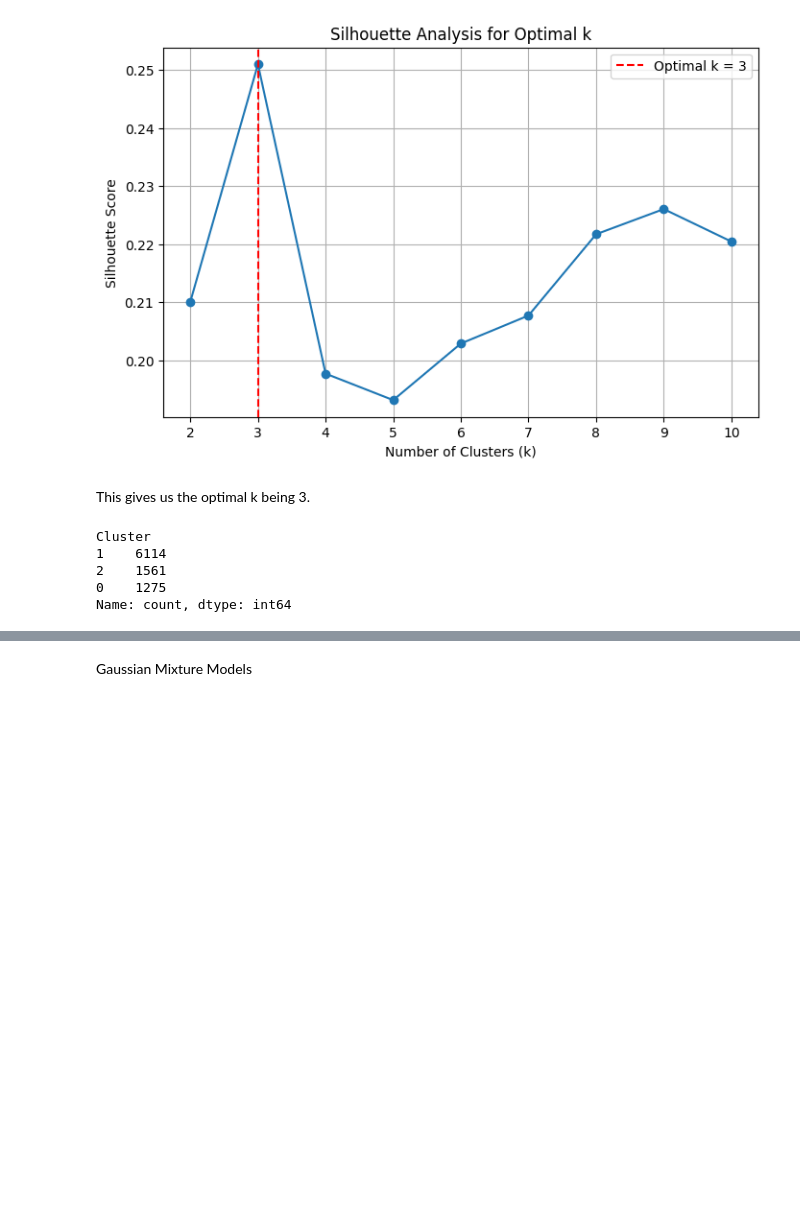
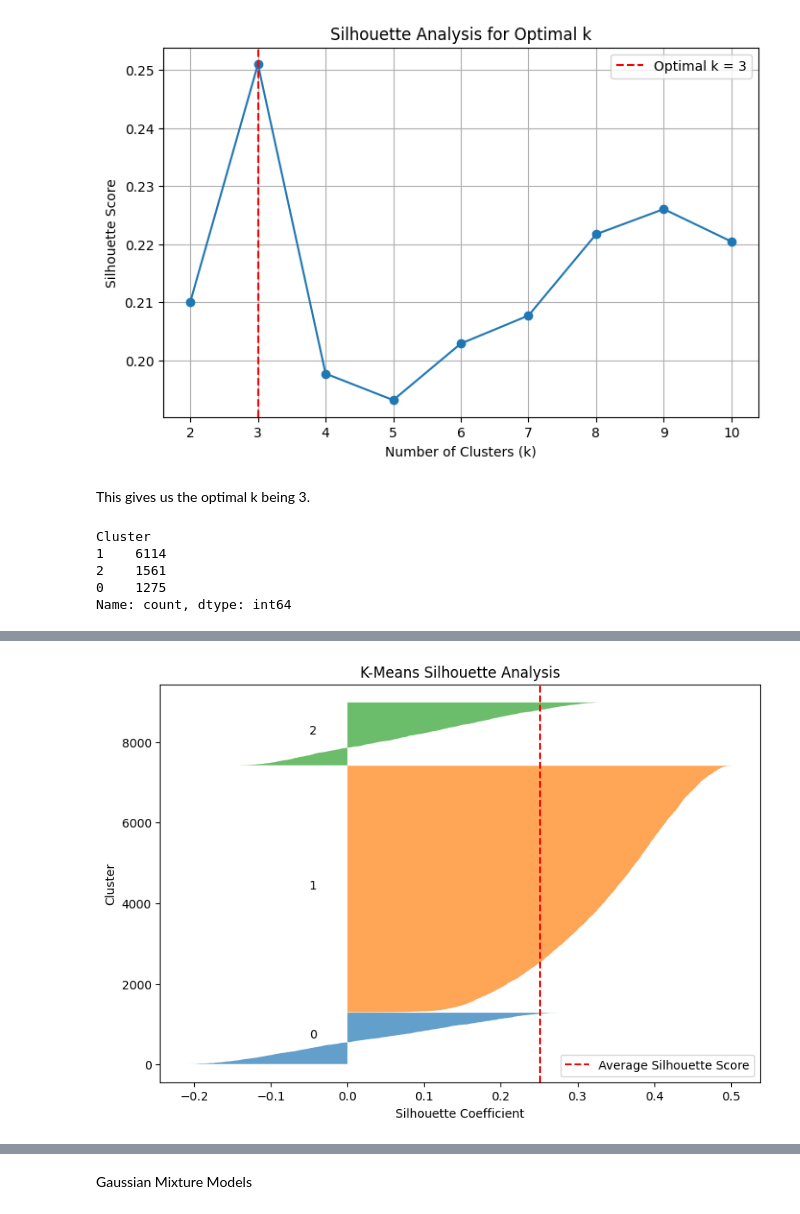
Before and after one commit to Bmmcdonnell/STAT-6250-Final-Project, a Jupyter notebook: Kmeans_GmmComparison.ipynb, the cells around one changed output, grey strips where cells are left out. Saved outputs shown, nothing was run; the diff lists cells and outputs as text; code cells hidden in the pictures; blank space fills up the shorter version.

```diff
--- a/Kmeans_GmmComparison.ipynb
+++ b/Kmeans_GmmComparison.ipynb
@@ -275,0 +365,41 @@ Name: count, dtype: int64
+# %%
+from sklearn.metrics import silhouette_samples
+
+sample_scores = silhouette_samples(X_scaled, clusters)
+
+plt.figure(figsize=(9, 6))
+
+y_lower = 10
+
+for i in range(optimal_k):
+    cluster_scores = sample_scores[clusters == i]
+    cluster_scores.sort()
+
+    size = len(cluster_scores)
+    y_upper = y_lower + size
+
+    plt.fill_betweenx(
+        np.arange(y_lower, y_upper),
+        0,
+        cluster_scores,
+        alpha=0.7
+    )
+
+    plt.text(-0.05, y_lower + size / 2, str(i))
+
+    y_lower = y_upper + 10
+
+plt.axvline(
+    silhouette,
+    color="red",
+    linestyle="--",
+    label="Average Silhouette Score"
+)
+
+plt.xlabel("Silhouette Coefficient")
+plt.ylabel("Cluster")
+plt.title("K-Means Silhouette Analysis")
+plt.legend()
+plt.show()
+# %% [output]
+[figure, added]
```
Also changed, not shown: parts of 19 cells of this notebook.
